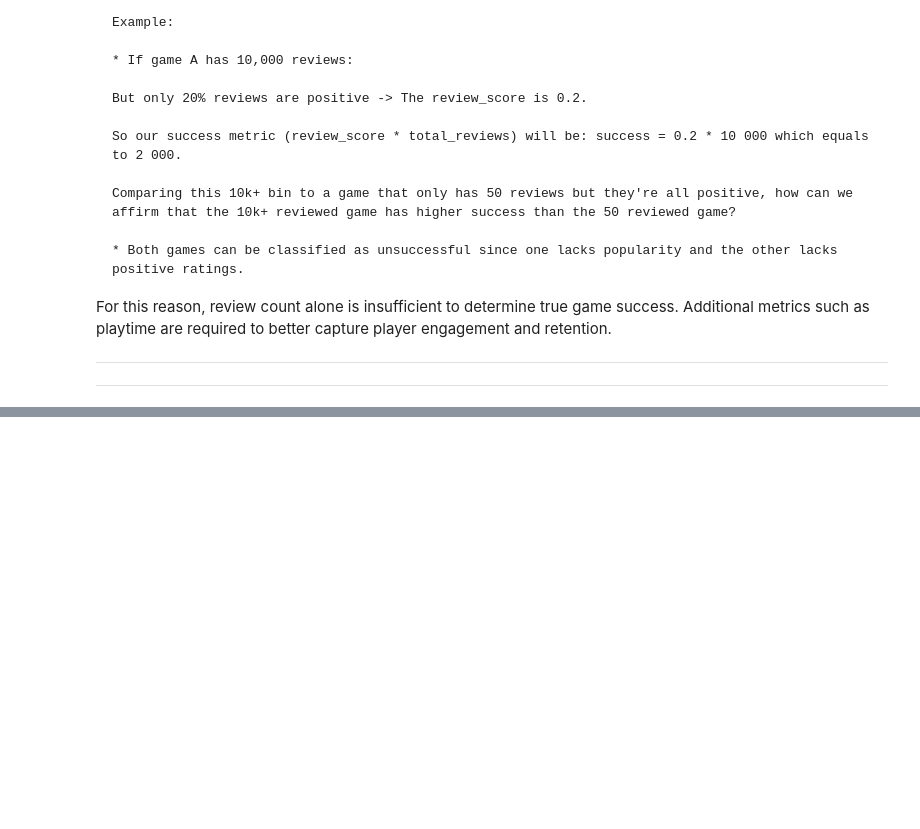
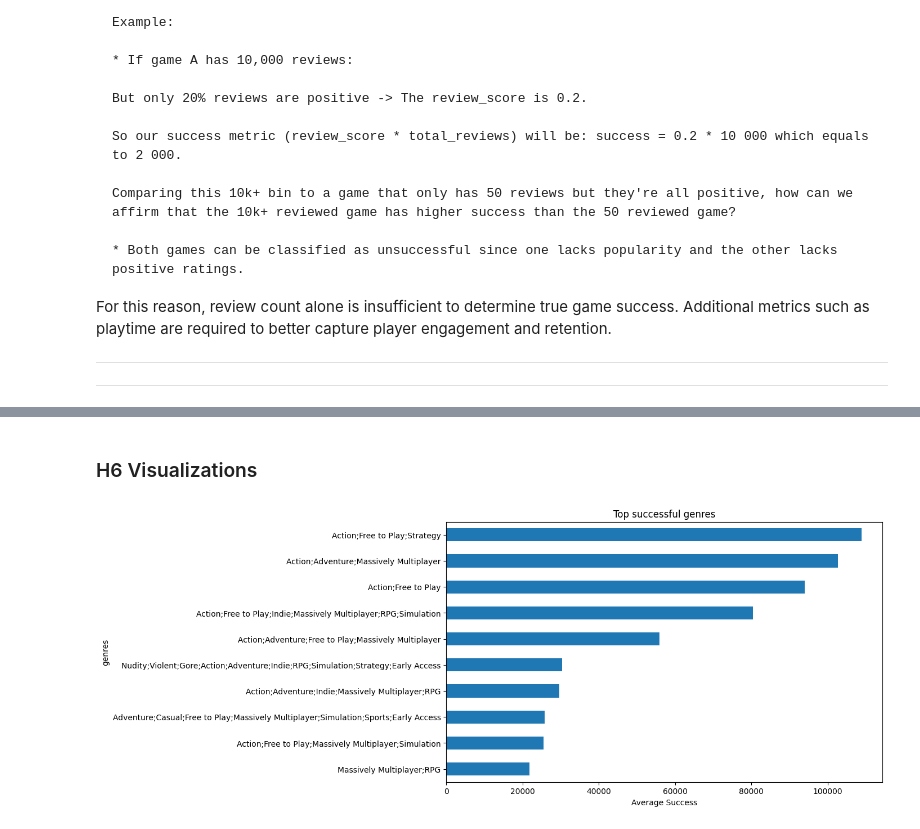
Before and after one commit to sabinagio-teaching/SSG-Analysis, a Jupyter notebook: notebooks/02_rq_eda.ipynb, the cells around one changed output, grey strips where cells are left out. Cells and saved outputs as stored; diff of their text form; code cells hidden in the pictures; blank space fills up the shorter version.

```diff
--- a/notebooks/02_rq_eda.ipynb
+++ b/notebooks/02_rq_eda.ipynb
@@ -314,0 +576,19 @@ For this reason, review count alone is insufficient to determine true game succe
+# %% [markdown]
+### H6 Visualizations
+# %%
+# Top genres success(reviews) without splitting them
+
+top_genres_combo = steam.groupby("genres")["success"] \
+    .mean() \
+    .sort_values(ascending=False) \
+    .head(10) # Only top 10 genres
+
+top_genres_combo.sort_values().plot(kind="barh", figsize=(10,6))
+
+plt.title("Top successful genres")
+plt.xlabel("Average Success")
+plt.ylabel
+
+plt.show()
+# %% [output]
+[figure, added]
```
Also changed, not shown: parts of 45 cells of this notebook.
